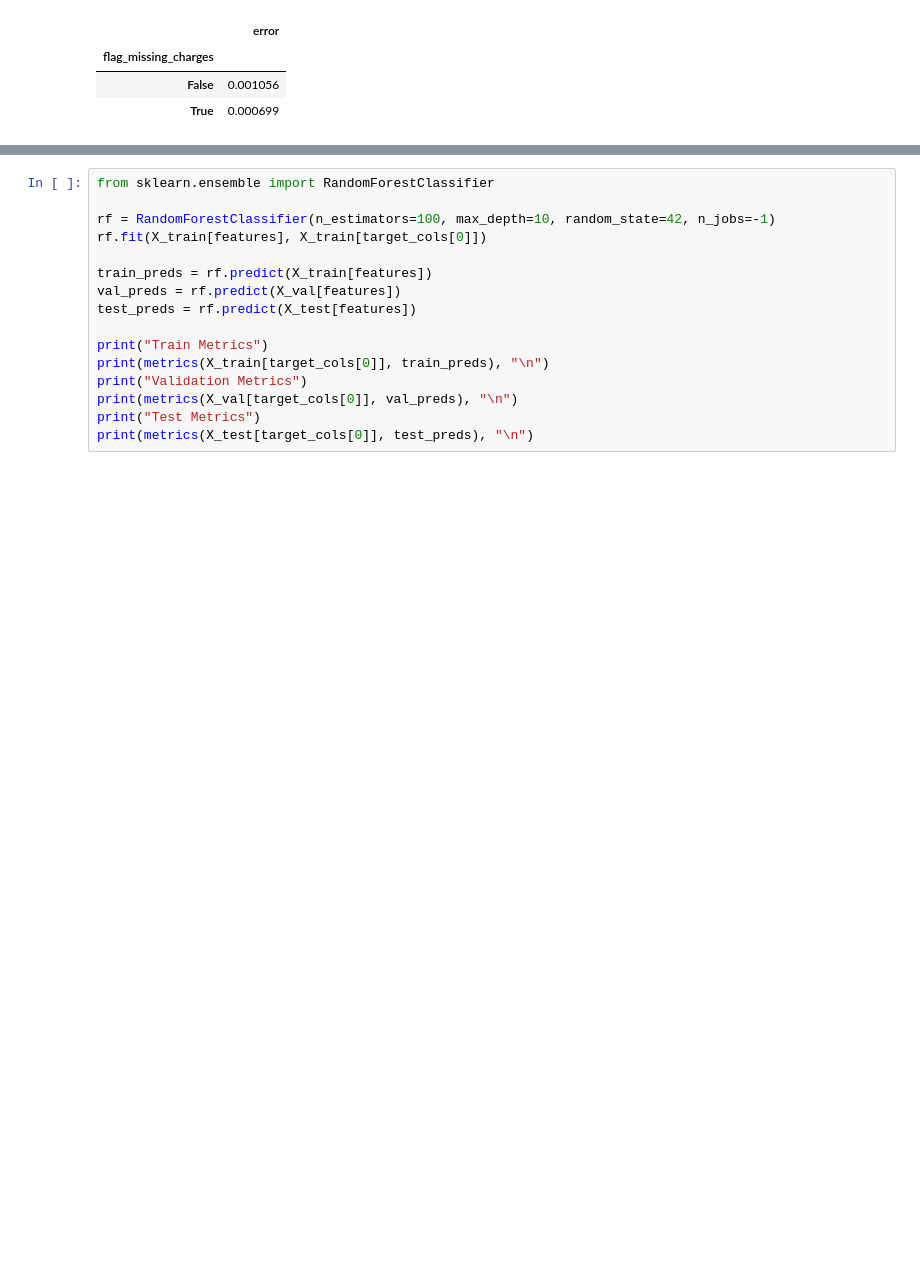
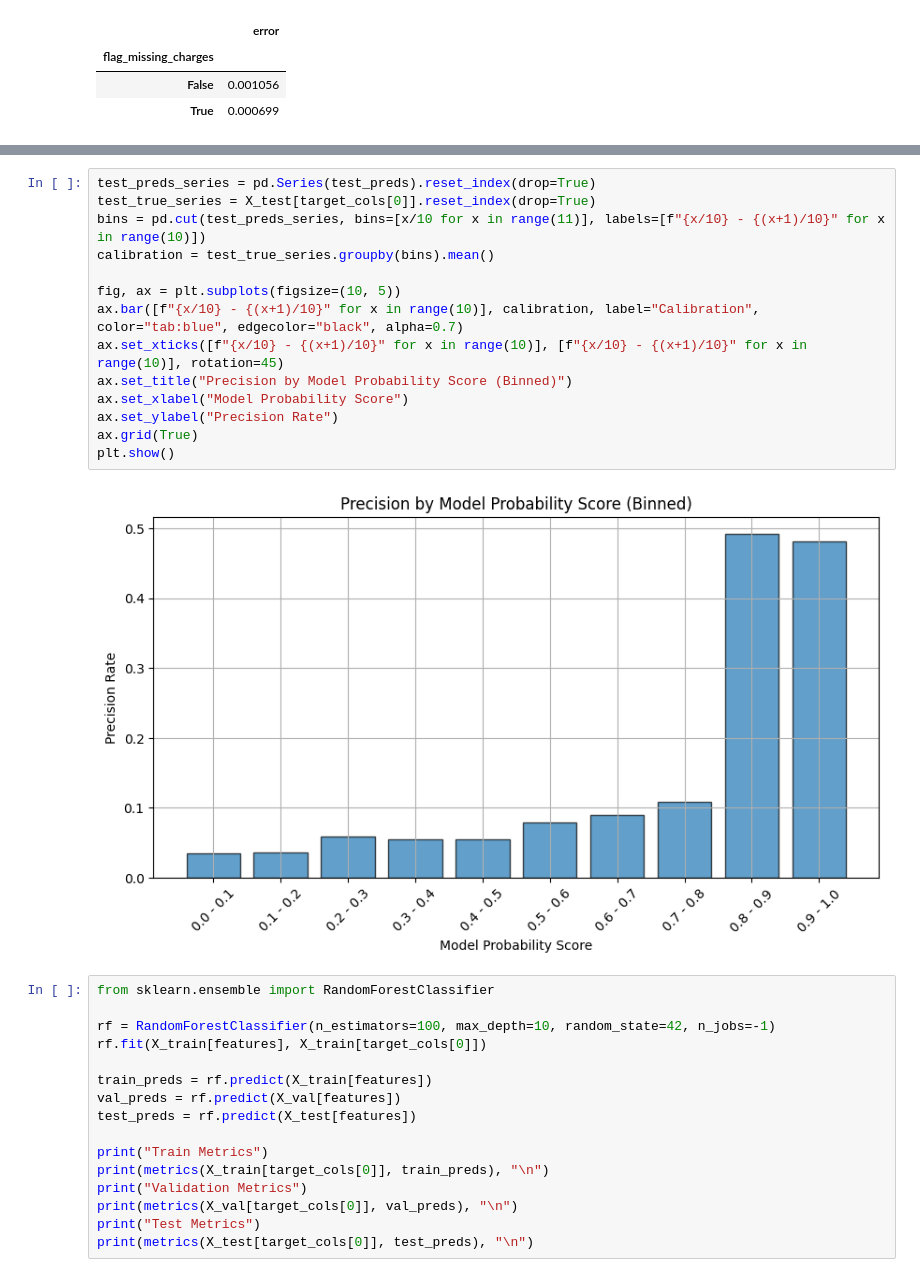
Before and after one commit to Paul-Williamson-90/synthetic_transactions_dataset, a Jupyter notebook: scratchpad.ipynb, the cells around one changed output, grey strips where cells are left out. Saved outputs shown, nothing was run; the diff lists cells and outputs as text; blank space fills up the shorter version.

```diff
--- a/scratchpad.ipynb
+++ b/scratchpad.ipynb
@@ -637,3 +658,19 @@ Test Metrics
+# %%
+test_preds_series = pd.Series(test_preds).reset_index(drop=True)
+test_true_series = X_test[target_cols[0]].reset_index(drop=True)
+bins = pd.cut(test_preds_series, bins=[x/10 for x in range(11)], labels=[f"{x/10} - {(x+1)/10}" for x in range(10)])
+calibration = test_true_series.groupby(bins).mean()
+
+fig, ax = plt.subplots(figsize=(10, 5))
+ax.bar([f"{x/10} - {(x+1)/10}" for x in range(10)], calibration, label="Calibration", color="tab:blue", edgecolor="black", alpha=0.7)
+ax.set_xticks([f"{x/10} - {(x+1)/10}" for x in range(10)], [f"{x/10} - {(x+1)/10}" for x in range(10)], rotation=45)
+ax.set_title("Precision by Model Probability Score (Binned)")
+ax.set_xlabel("Model Probability Score")
+ax.set_ylabel("Precision Rate")
+ax.grid(True)
+plt.show()
+# %% [output]
+[figure, added]
 # %%
 from sklearn.ensemble import RandomForestClassifier
 
```
Also changed, not shown: parts of 7 cells of this notebook.
